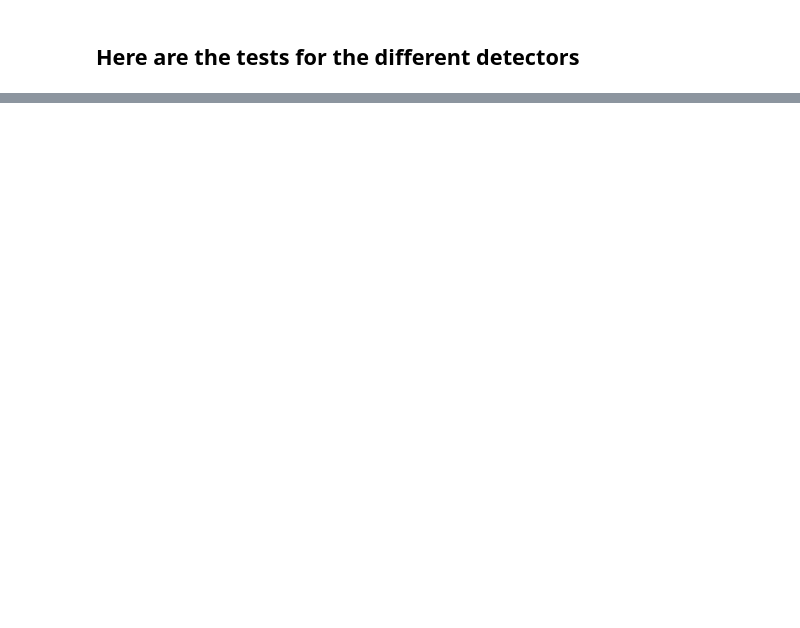
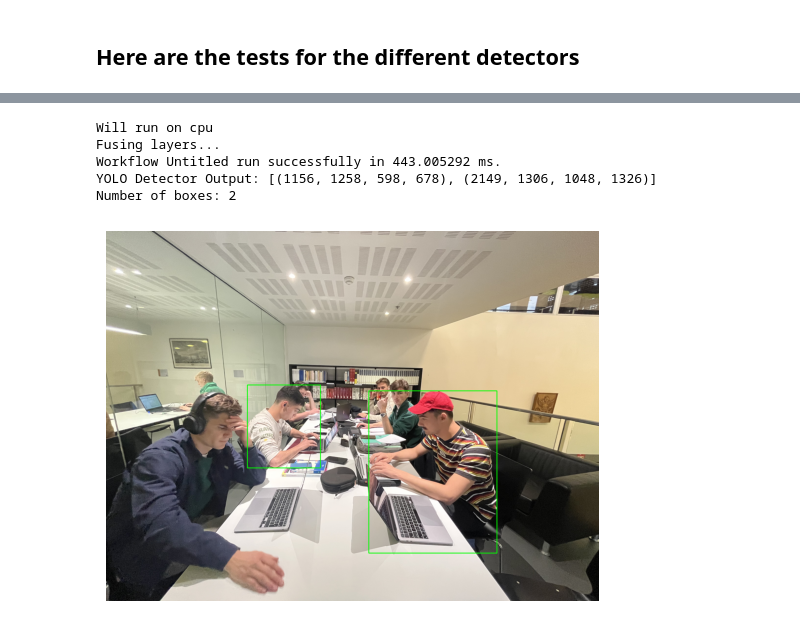
Before and after one commit to Mathixx/INF573-MakeBenardDisappear, a Jupyter notebook: test_detectors.ipynb, the cells around one changed output, grey strips where cells are left out. Saved outputs shown, nothing was run; the diff lists cells and outputs as text; code cells hidden in the pictures; blank space fills up the shorter version.

```diff
--- a/test_detectors.ipynb
+++ b/test_detectors.ipynb
@@ -350,3 +98,22 @@ Workflow Untitled run successfully in 301.88591 ms.
+# %%
+detector= YOLODetector()
+boxes = detector.detect(test_image)
+
+print("YOLO Detector Output:", boxes)
+print("Number of boxes:", len(boxes))
+test_copy = test_image.copy()
+for box in boxes:
+    x, y, w, h = box
+    cv2.rectangle(test_copy, (x, y), (x+w, y+h), (0, 255, 0), 5)
+
+imshow(test_copy)
+# %% [output]
+Will run on cpu
+Fusing layers...
+Workflow Untitled run successfully in 443.005292 ms.
+YOLO Detector Output: [(1156, 1258, 598, 678), (2149, 1306, 1048, 1326)]
+Number of boxes: 2
+[figure, added]
 # %%
 segmentor = YoloSegmentor(device='cuda')
 # %%
```
Also changed, not shown: parts of 44 cells of this notebook, 2 other files.
